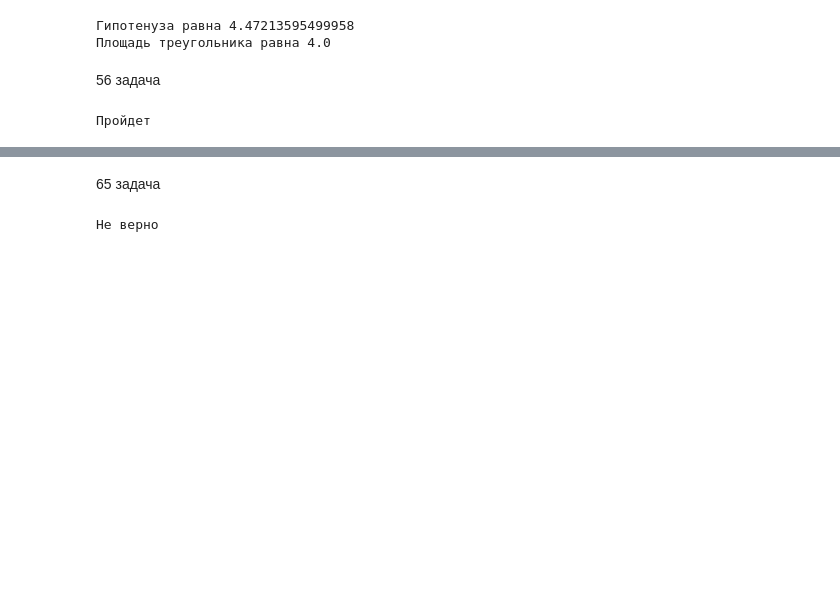
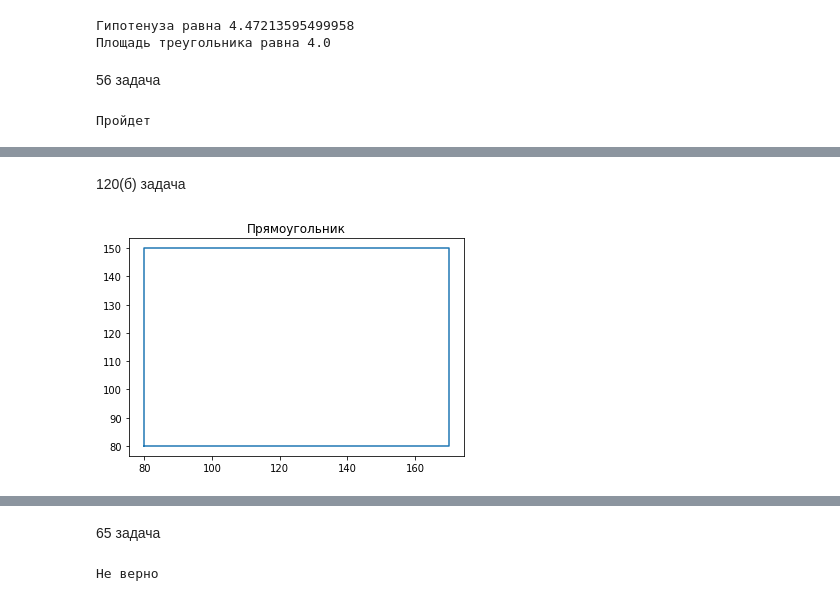
Before and after one commit to DashaMinina/DD, a Jupyter notebook: ans.ipynb, the cells around one changed output, grey strips where cells are left out. Drawn from its saved outputs; the diff is of its cells as text; code cells hidden in the pictures; blank space fills up the shorter version.

```diff
--- a/ans.ipynb
+++ b/ans.ipynb
@@ -31,0 +45,11 @@ else:
+# %% [markdown]
+120(б) задача
+# %%
+%matplotlib inline
+import matplotlib.pyplot as plt
+plt.title("Прямоугольник")
+plt.plot((80,170,170,80,80),(80,80,150,150,80))
+
+plt.show()
+# %% [output]
+[figure, added]
```
Also changed, not shown: parts of 10 cells of this notebook.
